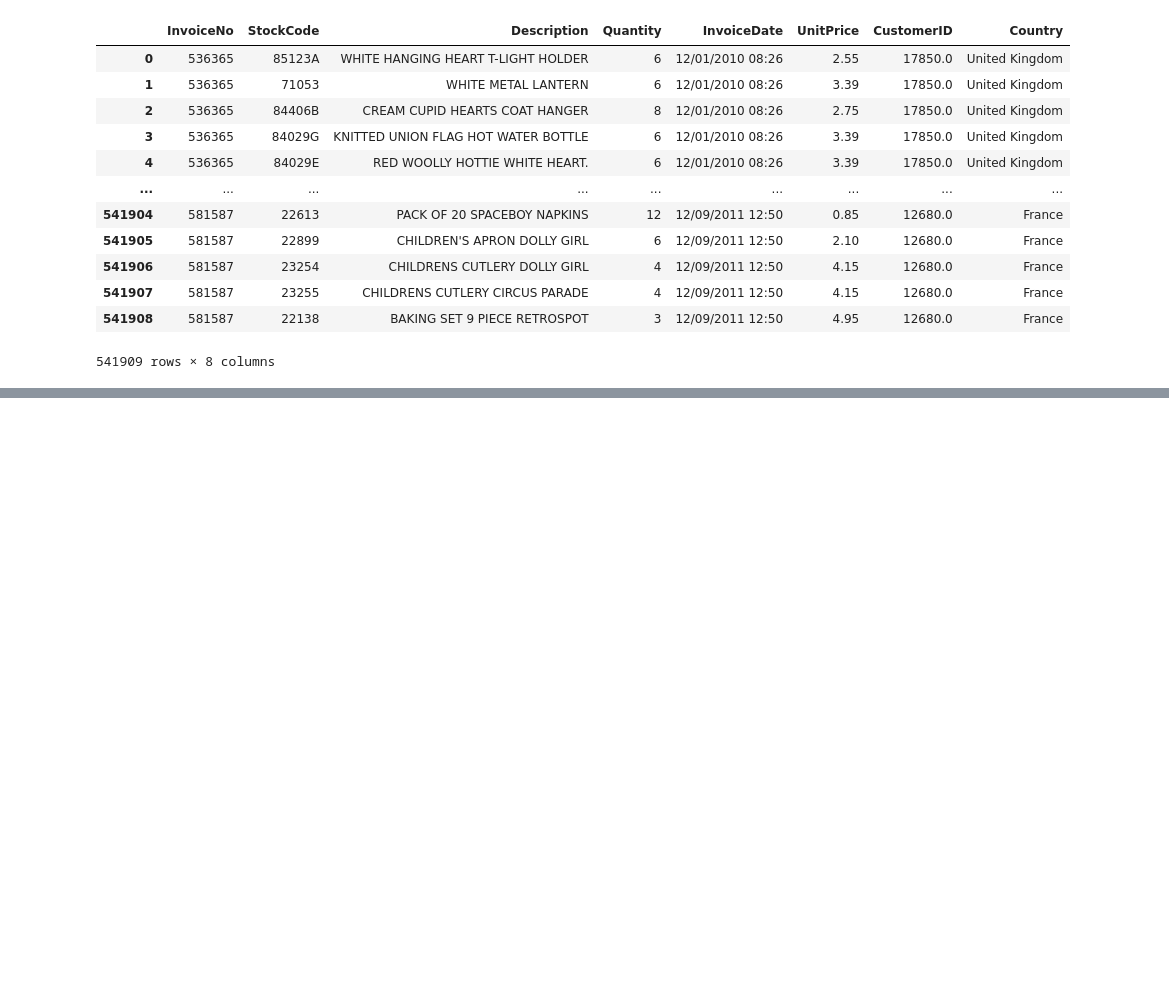
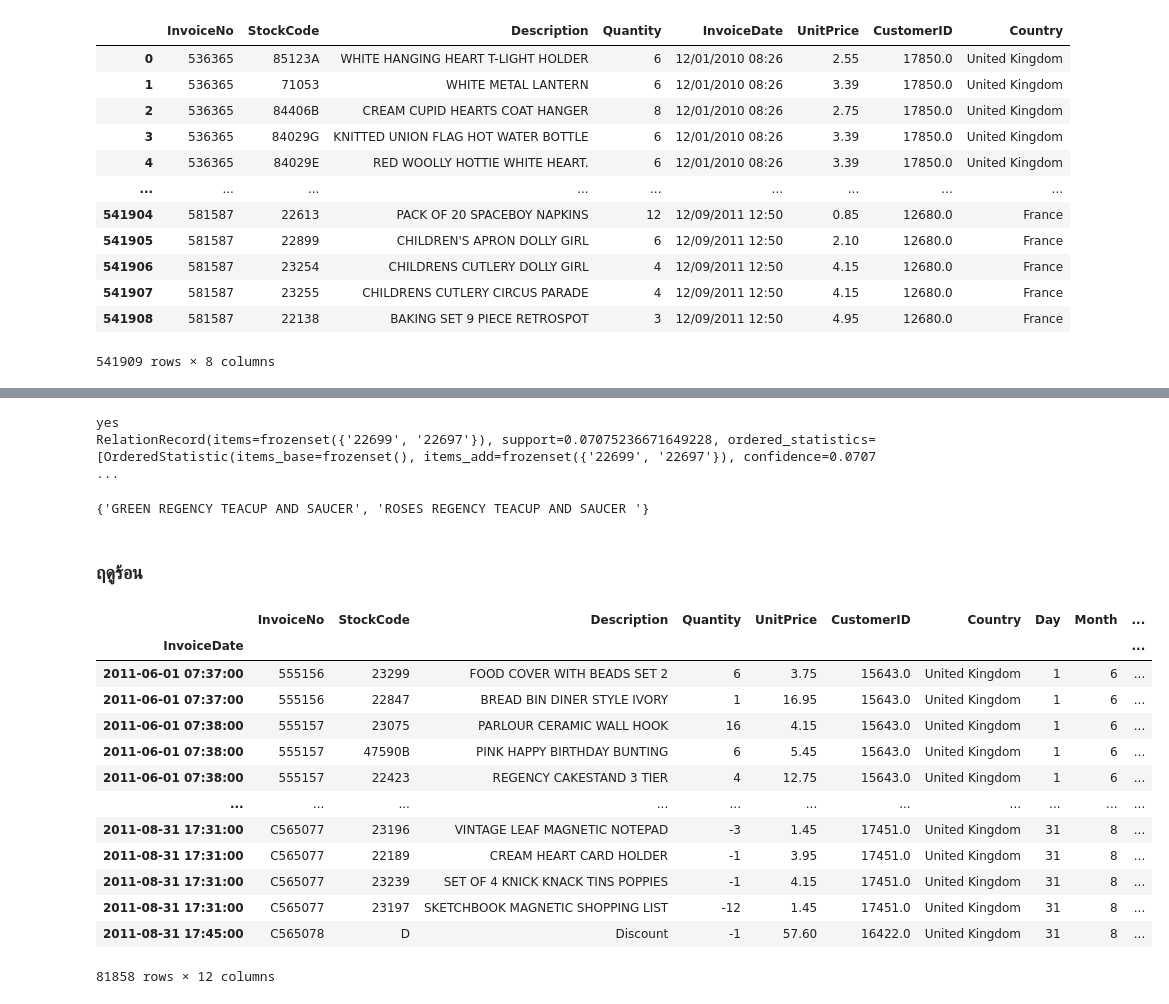
Before and after one commit to Khomkrit007/bsc_dpdm24, a Jupyter notebook: Frequent_Patterns_(Association_Rules).ipynb, the cells around one changed output, grey strips where cells are left out. Cells and saved outputs as stored; diff of their text form; code cells hidden in the pictures; blank space fills up the shorter version.

```diff
--- a/Frequent_Patterns_(Association_Rules).ipynb
+++ b/Frequent_Patterns_(Association_Rules).ipynb
@@ -1034,0 +762,35 @@ finditem('22326', 'POST')
+# %%
+min_sup = 0.07
+
+frequentItemsets_one  = list(apriori(transactions_one,min_support = min_sup))
+for i in frequentItemsets_one :
+    if i[0].__len__()>1:
+        print('yes')
+        print(i)
+# %% [output]
+yes
+RelationRecord(items=frozenset({'22699', '22697'}), support=0.07075236671649228, ordered_statistics=[OrderedStatistic(items_base=frozenset(), items_add=frozenset({'22699', '22697'}), confidence=0.0707 ...
+# %%
+set(data[(data['StockCode']=='22697') |  (data['StockCode']=='22699')]['Description'])
+# %% [output]
+{'GREEN REGENCY TEACUP AND SAUCER', 'ROSES REGENCY TEACUP AND SAUCER '}
+# %% [markdown]
+### ฤดูร้อน
+# %%
+data_summer = europe_data[(europe_data['Month'] >= 6) & (europe_data['Month'] <= 8)]
+data_summer
+# %% [output]
+|  | InvoiceNo | StockCode | Description | Quantity | UnitPrice | CustomerID | Country | Day | Month | ... |
+| InvoiceDate |  |  |  |  |  |  |  |  |  | ... |
+| 2011-06-01 07:37:00 | 555156 | 23299 | FOOD COVER WITH BEADS SET 2 | 6 | 3.75 | 15643.0 | United Kingdom | 1 | 6 | ... |
+| 2011-06-01 07:37:00 | 555156 | 22847 | BREAD BIN DINER STYLE IVORY | 1 | 16.95 | 15643.0 | United Kingdom | 1 | 6 | ... |
+| 2011-06-01 07:38:00 | 555157 | 23075 | PARLOUR CERAMIC WALL HOOK | 16 | 4.15 | 15643.0 | United Kingdom | 1 | 6 | ... |
+| 2011-06-01 07:38:00 | 555157 | 47590B | PINK HAPPY BIRTHDAY BUNTING | 6 | 5.45 | 15643.0 | United Kingdom | 1 | 6 | ... |
+| 2011-06-01 07:38:00 | 555157 | 22423 | REGENCY CAKESTAND 3 TIER | 4 | 12.75 | 15643.0 | United Kingdom | 1 | 6 | ... |
+| ... | ... | ... | ... | ... | ... | ... | ... | ... | ... | ... |
+| 2011-08-31 17:31:00 | C565077 | 23196 | VINTAGE LEAF MAGNETIC NOTEPAD | -3 | 1.45 | 17451.0 | United Kingdom | 31 | 8 | ... |
+| 2011-08-31 17:31:00 | C565077 | 22189 | CREAM HEART CARD HOLDER | -1 | 3.95 | 17451.0 | United Kingdom | 31 | 8 | ... |
+| 2011-08-31 17:31:00 | C565077 | 23239 | SET OF 4 KNICK KNACK TINS POPPIES | -1 | 4.15 | 17451.0 | United Kingdom | 31 | 8 | ... |
+| 2011-08-31 17:31:00 | C565077 | 23197 | SKETCHBOOK MAGNETIC SHOPPING LIST | -12 | 1.45 | 17451.0 | United Kingdom | 31 | 8 | ... |
+| 2011-08-31 17:45:00 | C565078 | D | Discount | -1 | 57.60 | 16422.0 | United Kingdom | 31 | 8 | ... |
+81858 rows × 12 columns
```
Also changed, not shown: parts of 179 cells of this notebook.
